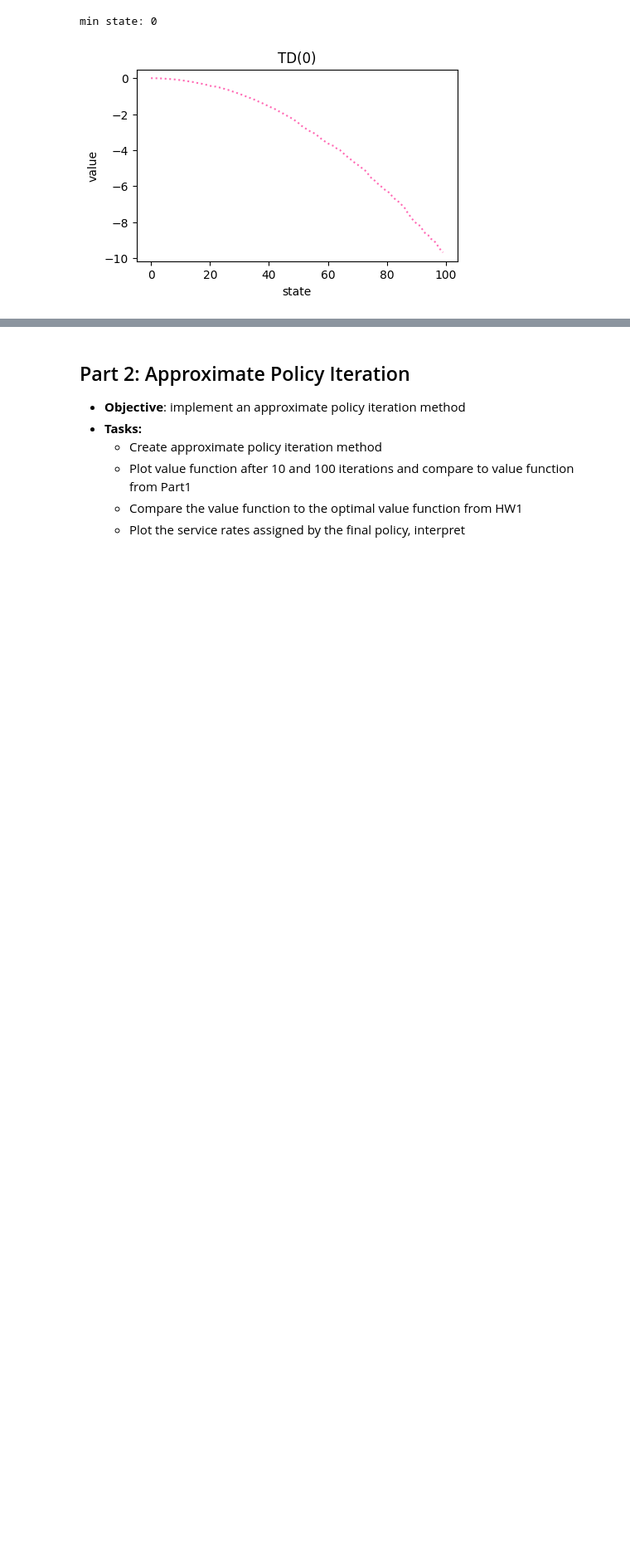
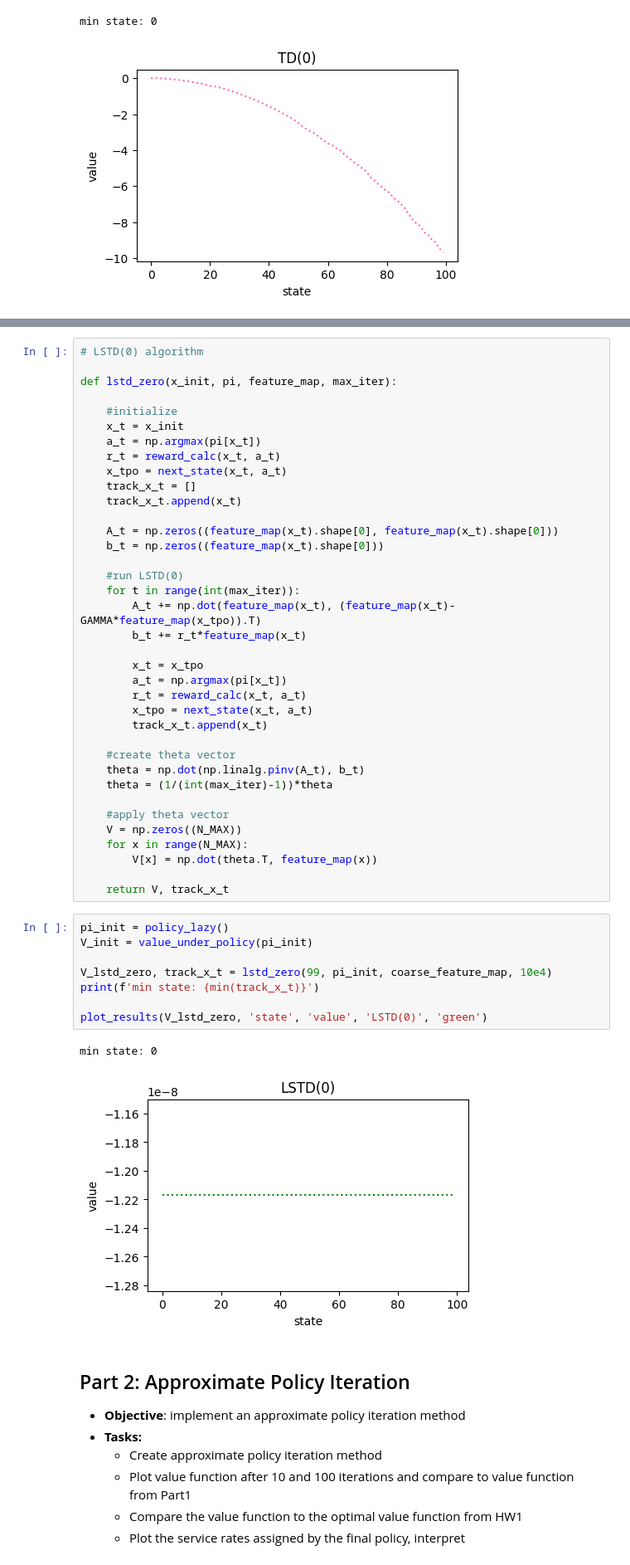
Before and after one commit to claricemottet/RL_HW, a Jupyter notebook: RL_HW2_MottetC.ipynb, the cells around one changed output, grey strips where cells are left out. Shown at 83% size. Drawn from its saved outputs; the diff is of its cells as text; blank space fills up the shorter version.

Commit message:
something is wrong with my LSTD algorithm, need to correct

```diff
--- a/RL_HW2_MottetC.ipynb
+++ b/RL_HW2_MottetC.ipynb
@@ -342,3 +344,51 @@ min state: 0
+# %%
+# LSTD(0) algorithm
+
+def lstd_zero(x_init, pi, feature_map, max_iter):
+
+    #initialize
+    x_t = x_init
+    a_t = np.argmax(pi[x_t])
+    r_t = reward_calc(x_t, a_t)
+    x_tpo = next_state(x_t, a_t)
+    track_x_t = []
+    track_x_t.append(x_t)
+
+    A_t = np.zeros((feature_map(x_t).shape[0], feature_map(x_t).shape[0]))
+    b_t = np.zeros((feature_map(x_t).shape[0]))
+
+    #run LSTD(0)
+    for t in range(int(max_iter)):
+        A_t += np.dot(feature_map(x_t), (feature_map(x_t)-GAMMA*feature_map(x_tpo)).T)
+        b_t += r_t*feature_map(x_t)
+
+        x_t = x_tpo
+        a_t = np.argmax(pi[x_t])
+        r_t = reward_calc(x_t, a_t)
+        x_tpo = next_state(x_t, a_t)
+        track_x_t.append(x_t)
+
+    #create theta vector
+    theta = np.dot(np.linalg.pinv(A_t), b_t)
+    theta = (1/(int(max_iter)-1))*theta
+
+    #apply theta vector
+    V = np.zeros((N_MAX))
+    for x in range(N_MAX):
+        V[x] = np.dot(theta.T, feature_map(x))
+
+    return V, track_x_t
+# %%
+pi_init = policy_lazy()
+V_init = value_under_policy(pi_init)
+
+V_lstd_zero, track_x_t = lstd_zero(99, pi_init, coarse_feature_map, 10e4)
+print(f'min state: {min(track_x_t)}')
+
+plot_results(V_lstd_zero, 'state', 'value', 'LSTD(0)', 'green')
+# %% [output]
+min state: 0
+[figure, added]
 # %% [markdown]
 ## <a id='part2'>Part 2: Approximate Policy Iteration</a>
 - **Objective**: implement an approximate policy iteration method
```
Also changed, not shown: parts of 1 cell of this notebook.
